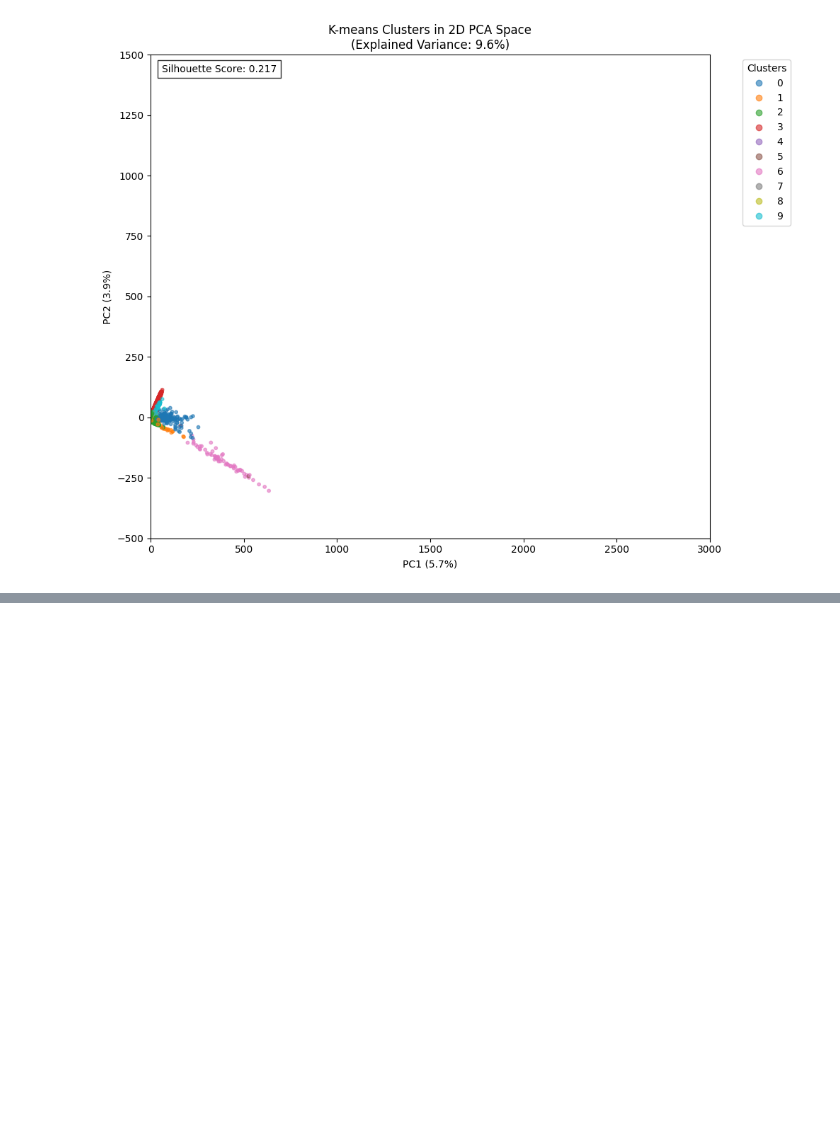
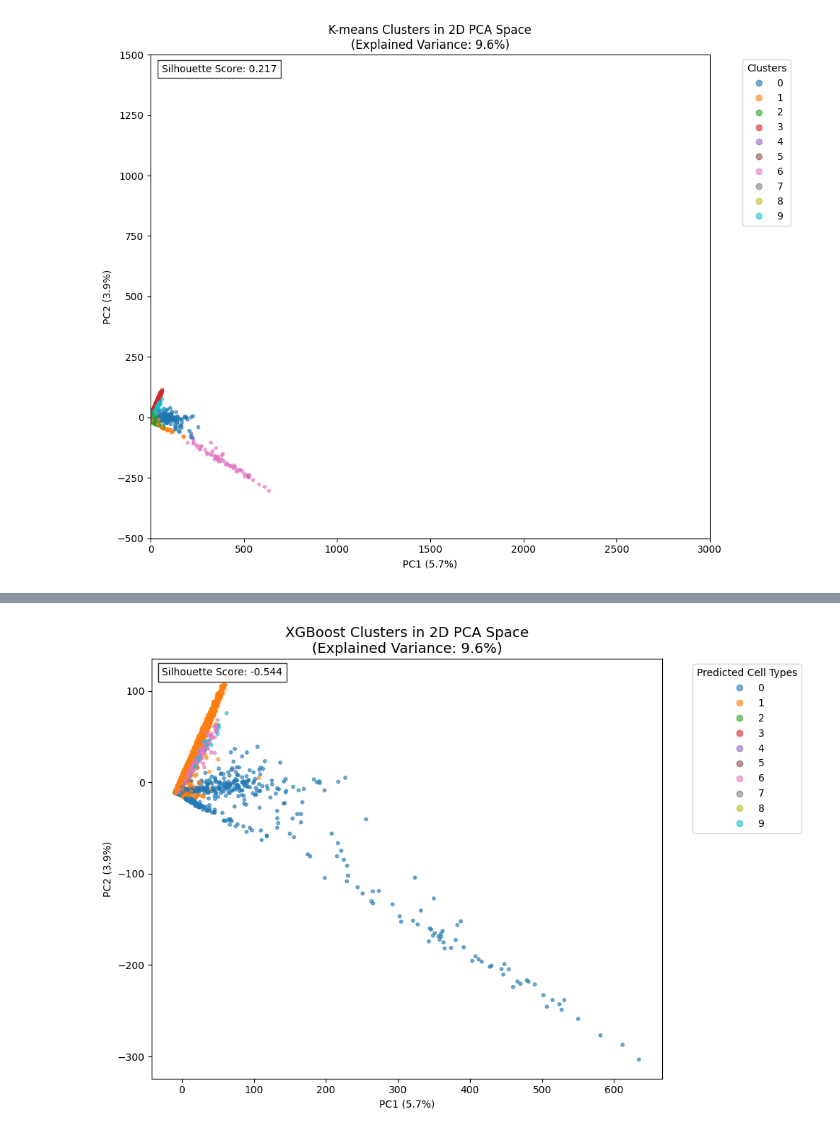
Before and after one commit to hazza-sw/469final, a Jupyter notebook: final_notebook.ipynb, the cells around one changed output, grey strips where cells are left out. Saved outputs shown, nothing was run; the diff lists cells and outputs as text; code cells hidden in the pictures; blank space fills up the shorter version.

```diff
--- a/final_notebook.ipynb
+++ b/final_notebook.ipynb
@@ -633,0 +656,34 @@ print("\nClassification Report:\n", classification_report(y_val, val_preds, targ
+# %%
+import matplotlib.pyplot as plt
+from sklearn.decomposition import PCA
+from sklearn.metrics import silhouette_score
+from matplotlib.colors import ListedColormap
+
+# 1. Project data to 2D PCA
+pca = PCA(n_components=2)
+X_pca = pca.fit_transform(X_scaled)
+
+# 2. Predict with trained XGBoost model
+final_preds = xgb_model.predict(X_scaled)  # or use X_val if you prefer validation only
+
+# 3. Calculate silhouette score for predictions
+sil_score = silhouette_score(X_pca, final_preds)
+
+# 4. Plot
+plt.figure(figsize=(10, 7))
+cmap = ListedColormap(plt.cm.tab10.colors[:len(np.unique(final_preds))])
+scatter = plt.scatter(X_pca[:, 0], X_pca[:, 1], c=final_preds, cmap=cmap, s=10, alpha=0.6)
+plt.title(f'XGBoost Clusters in 2D PCA Space\n(Explained Variance: {sum(pca.explained_variance_ratio_)*100:.1f}%)', fontsize=14)
+plt.xlabel(f'PC1 ({pca.explained_variance_ratio_[0]*100:.1f}%)')
+plt.ylabel(f'PC2 ({pca.explained_variance_ratio_[1]*100:.1f}%)')
+plt.legend(*scatter.legend_elements(), title="Predicted Cell Types", bbox_to_anchor=(1.05, 1), loc='upper left')
+
+# Silhouette score annotation
+plt.text(0.02, 0.98, f"Silhouette Score: {sil_score:.3f}",
+         transform=plt.gca().transAxes, ha='left', va='top',
+         bbox=dict(facecolor='white', alpha=0.8))
+
+plt.tight_layout()
+plt.show()
+# %% [output]
+[figure, added]
```
Also changed, not shown: parts of 2 cells of this notebook.
